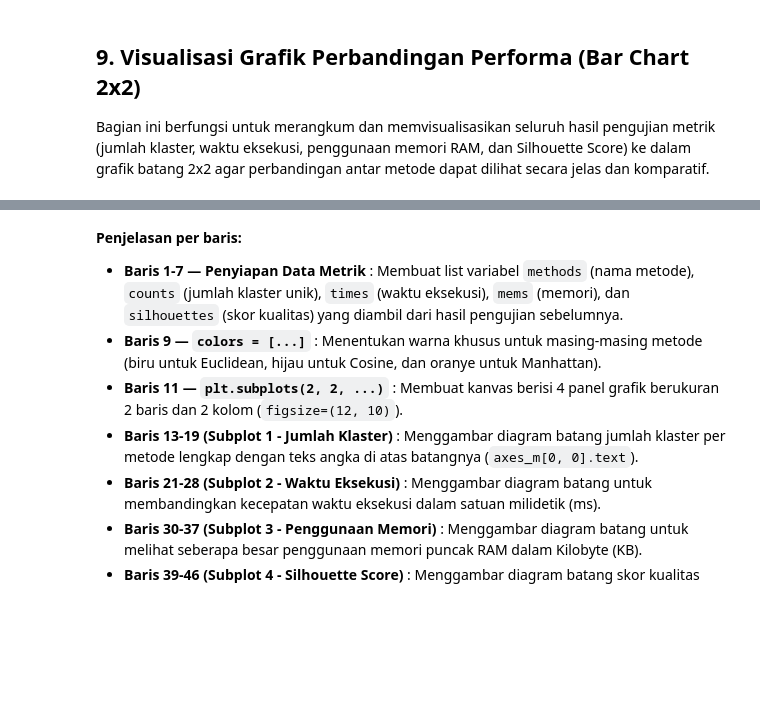
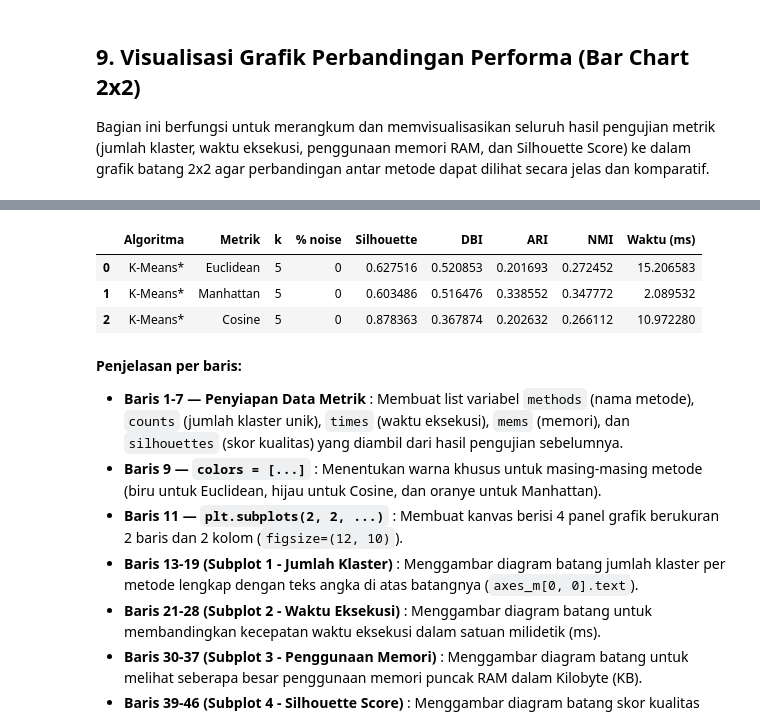
Before and after one commit to jiroammarwafi/244107020190-ML, a Jupyter notebook: k_means.ipynb, the cells around one changed output, grey strips where cells are left out. Cells and saved outputs as stored; diff of their text form; code cells hidden in the pictures; blank space fills up the shorter version.

```diff
--- a/k_means.ipynb
+++ b/k_means.ipynb
@@ -486,3 +559,87 @@ plt.show()
+# %%
+import time
+import pandas as pd
+from sklearn.metrics import silhouette_score, davies_bouldin_score, adjusted_rand_score, normalized_mutual_info_score
+
+# Ground truth dari data asli
+y_ground_truth = df_clean["Sleep Disorder"].values
+
+# --- Evaluasi Metrik untuk Euclidean ---
+start_time = time.perf_counter()
+km_e = KMeans(n_clusters=5, random_state=42, n_init=10).fit(X_2d)
+y_euclid_labels = km_e.labels_
+time_euclid = (time.perf_counter() - start_time) * 1000
+
+sil_euclid = silhouette_score(X_2d, y_euclid_labels, metric="euclidean")
+dbi_euclid = davies_bouldin_score(X_2d, y_euclid_labels)
+ari_euclid = adjusted_rand_score(y_ground_truth, y_euclid_labels)
+nmi_euclid = normalized_mutual_info_score(y_ground_truth, y_euclid_labels)
+
+# --- Evaluasi Metrik untuk Cosine ---
+start_time = time.perf_counter()
+km_c = KMeans(n_clusters=5, random_state=42, n_init=10).fit(X_2d_cosine)
+y_cosine_labels = km_c.labels_
+time_cosine = (time.perf_counter() - start_time) * 1000
+
+sil_cosine = silhouette_score(X_2d_cosine, y_cosine_labels, metric="cosine")
+dbi_cosine = davies_bouldin_score(X_2d_cosine, y_cosine_labels)
+ari_cosine = adjusted_rand_score(y_ground_truth, y_cosine_labels)
+nmi_cosine = normalized_mutual_info_score(y_ground_truth, y_cosine_labels)
+
+# --- Evaluasi Metrik untuk Manhattan ---
+start_time = time.perf_counter()
+y_manhattan_labels, _, _ = kmeans_manhattan(X_2d, k=5, random_state=42)
+time_manhattan = (time.perf_counter() - start_time) * 1000
+
+sil_manhattan = silhouette_score(X_2d, y_manhattan_labels, metric="manhattan")
+dbi_manhattan = davies_bouldin_score(X_2d, y_manhattan_labels)
+ari_manhattan = adjusted_rand_score(y_ground_truth, y_manhattan_labels)
+nmi_manhattan = normalized_mutual_info_score(y_ground_truth, y_manhattan_labels)
+
+# Membuat DataFrame Rekapitulasi sesuai spesifikasi
+evaluation_data = [
+    {
+        "Algoritma": "K-Means*",
+        "Metrik": "Euclidean",
+        "k": 5,
+        "% noise": 0,
+        "Silhouette": sil_euclid,
+        "DBI": dbi_euclid,
+        "ARI": ari_euclid,
+        "NMI": nmi_euclid,
+        "Waktu (ms)": time_euclid
+    },
+    {
+        "Algoritma": "K-Means*",
+        "Metrik": "Manhattan",
+        "k": 5,
+        "% noise": 0,
+        "Silhouette": sil_manhattan,
+        "DBI": dbi_manhattan,
+        "ARI": ari_manhattan,
+        "NMI": nmi_manhattan,
+        "Waktu (ms)": time_manhattan
+    },
+    {
+        "Algoritma": "K-Means*",
+        "Metrik": "Cosine",
+        "k": 5,
+        "% noise": 0,
+        "Silhouette": sil_cosine,
+        "DBI": dbi_cosine,
+        "ARI": ari_cosine,
+        "NMI": nmi_cosine,
+        "Waktu (ms)": time_cosine
+    }
+]
+
+df_summary = pd.DataFrame(evaluation_data)
+display(df_summary)
+# %% [output]
+|  | Algoritma | Metrik | k | % noise | Silhouette | DBI | ARI | NMI | Waktu (ms) |
+| 0 | K-Means* | Euclidean | 5 | 0 | 0.627516 | 0.520853 | 0.201693 | 0.272452 | 15.206583 |
+| 1 | K-Means* | Manhattan | 5 | 0 | 0.603486 | 0.516476 | 0.338552 | 0.347772 | 2.089532 |
+| 2 | K-Means* | Cosine | 5 | 0 | 0.878363 | 0.367874 | 0.202632 | 0.266112 | 10.972280 |
 # %% [markdown]
 **Penjelasan per baris:**
 * **Baris 1-7 — Penyiapan Data Metrik** : Membuat list variabel `methods` (nama metode), `counts` (jumlah klaster unik), `times` (waktu eksekusi), `mems` (memori), dan `silhouettes` (skor kualitas) yang diambil dari hasil pengujian sebelumnya.
```
Also changed, not shown: parts of 5 cells of this notebook.
